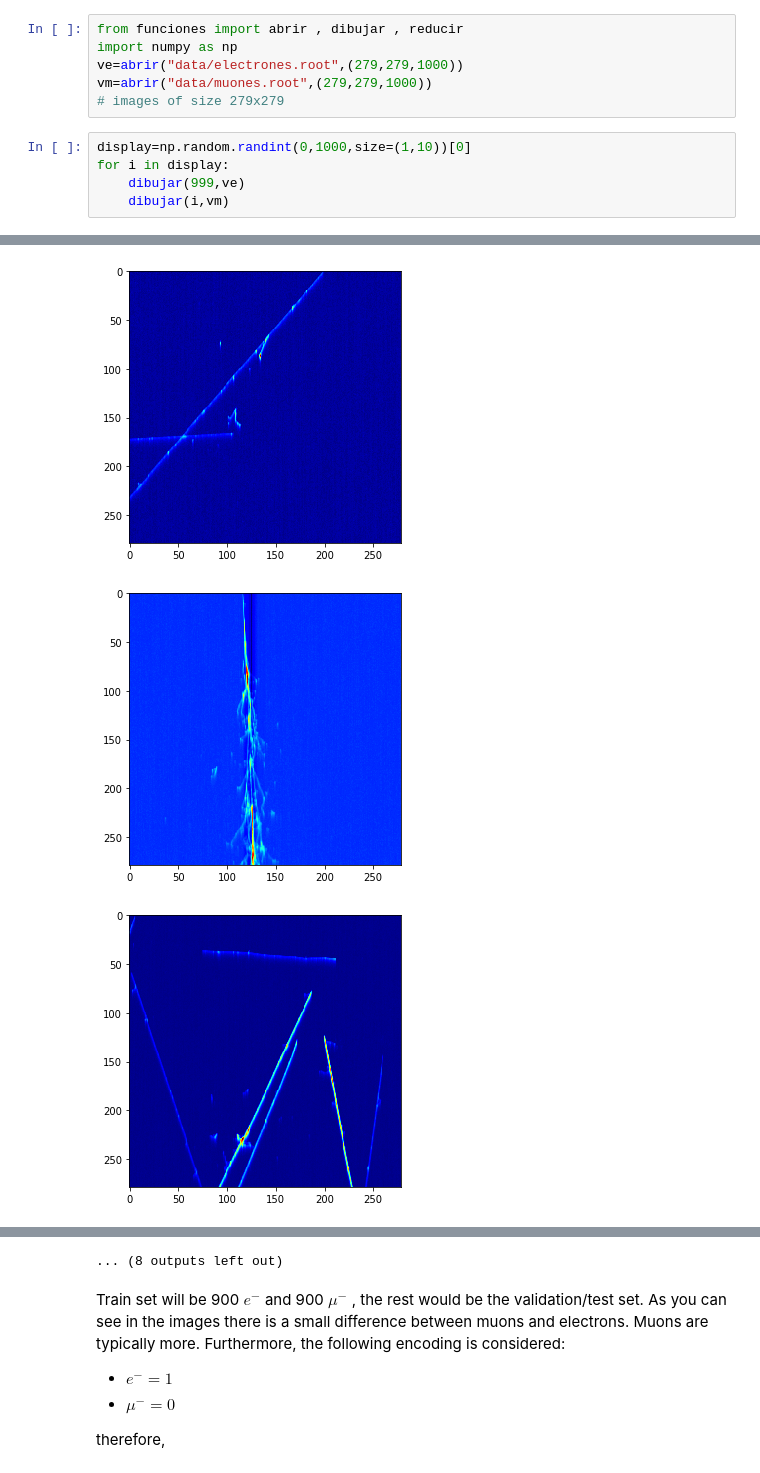
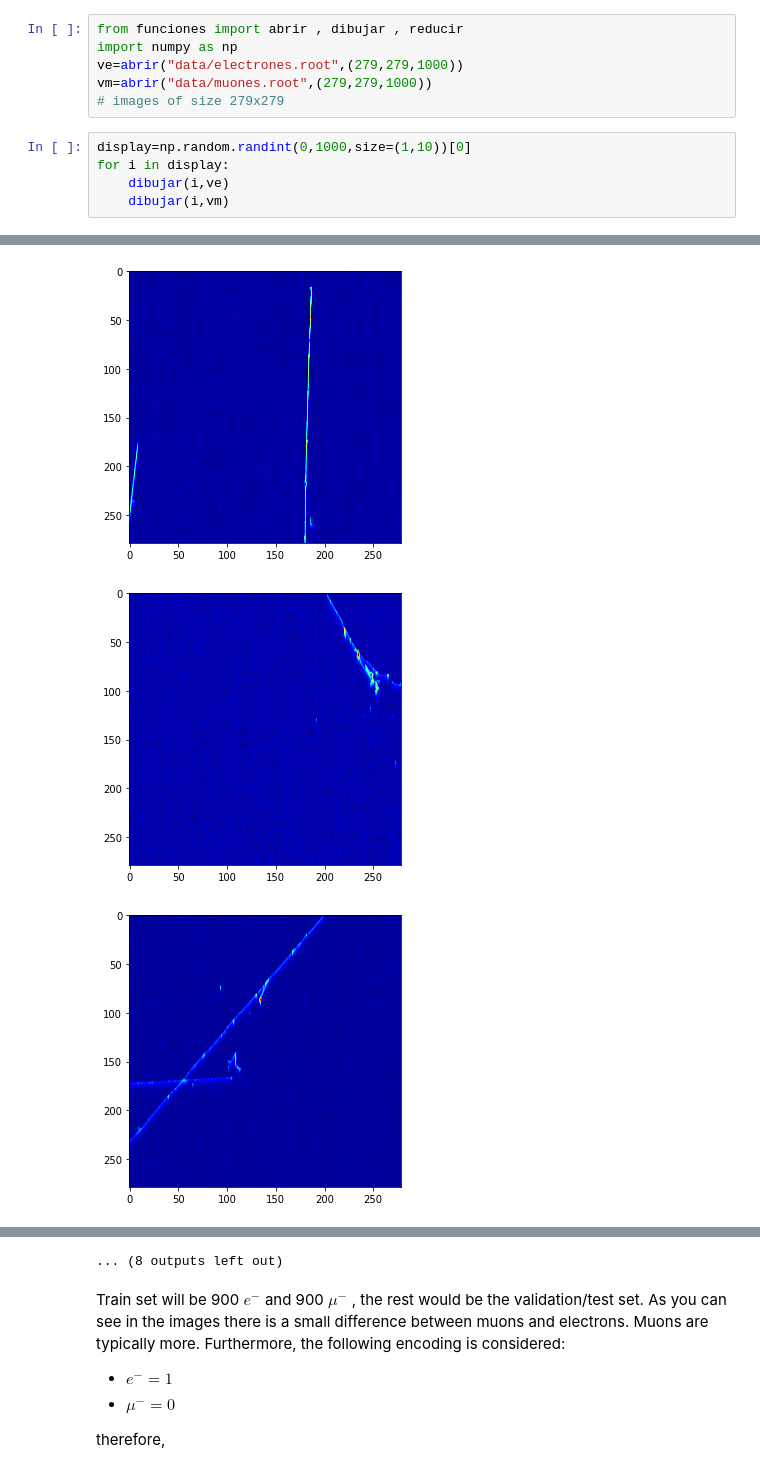
Before and after one commit to Ssciences/DeepNeutrino, a Jupyter notebook: CNN.ipynb, the cells around one changed output, grey strips where cells are left out. Drawn from its saved outputs; the diff is of its cells as text.

```diff
--- a/CNN.ipynb
+++ b/CNN.ipynb
@@ -9,6 +9,6 @@ vm=abrir("data/muones.root",(279,279,1000))
 # %%
 display=np.random.randint(0,1000,size=(1,10))[0]
 for i in display:
-    dibujar(999,ve)
+    dibujar(i,ve)
     dibujar(i,vm)
 # %% [output]
@@ -20,3 +20,3 @@ for i in display:
-[figure, old version]
+[figure, new version]
-[figure, old version]
+[figure, new version]
-[figure, old version]
+[figure, new version]
```
Also changed, not shown: parts of 24 cells of this notebook.
